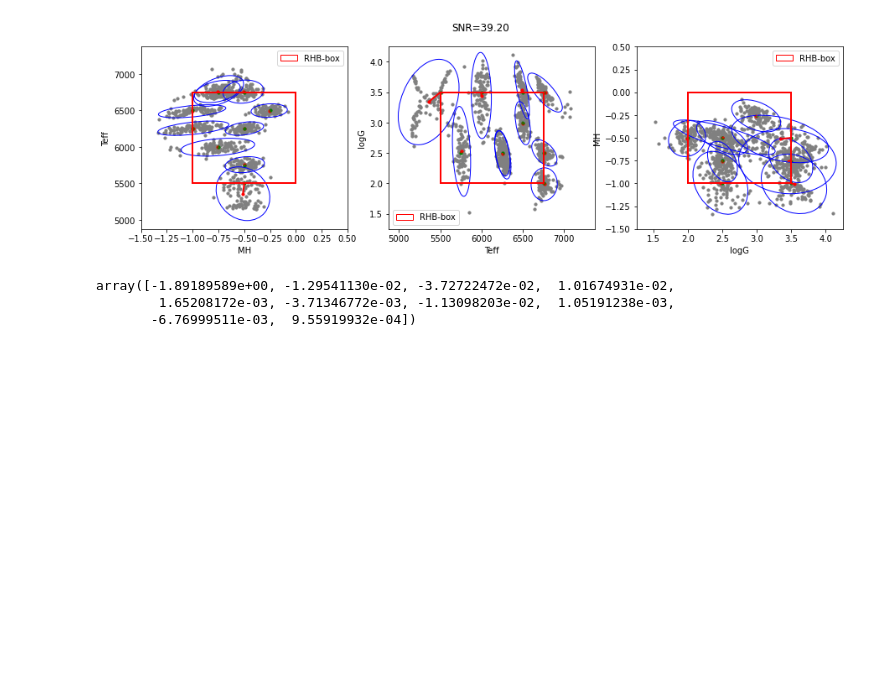
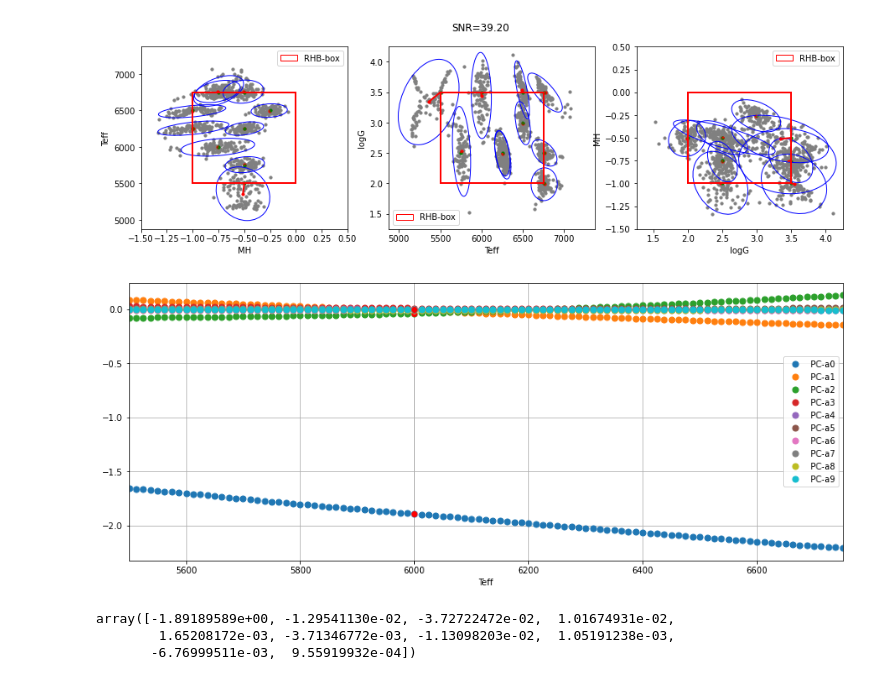
Before and after one commit to ViskaWei/PIML_v0, a Jupyter notebook: nb/rbf_on_pca.ipynb, the cells around one changed output. Drawn from its saved outputs; the diff is of its cells as text; code cells hidden in the pictures; blank space fills up the shorter version.

```diff
--- a/nb/rbf_on_pca.ipynb
+++ b/nb/rbf_on_pca.ipynb
@@ -63,4 +63,9 @@ estimate 2.78338623046875
 bb.eval_LLH_snr(snr, N_pmt=10, N_obs=100)
 # %% [output]
 [figure]
+# %%
+adx=1
+bb.plot_coeff_on_pmt(bb.rbf_coeff, axis="T", fn_name="")
+# %% [output]
+[figure, added]
 # %%
```
Also changed, not shown: parts of 10 cells of this notebook, 2 other files.
